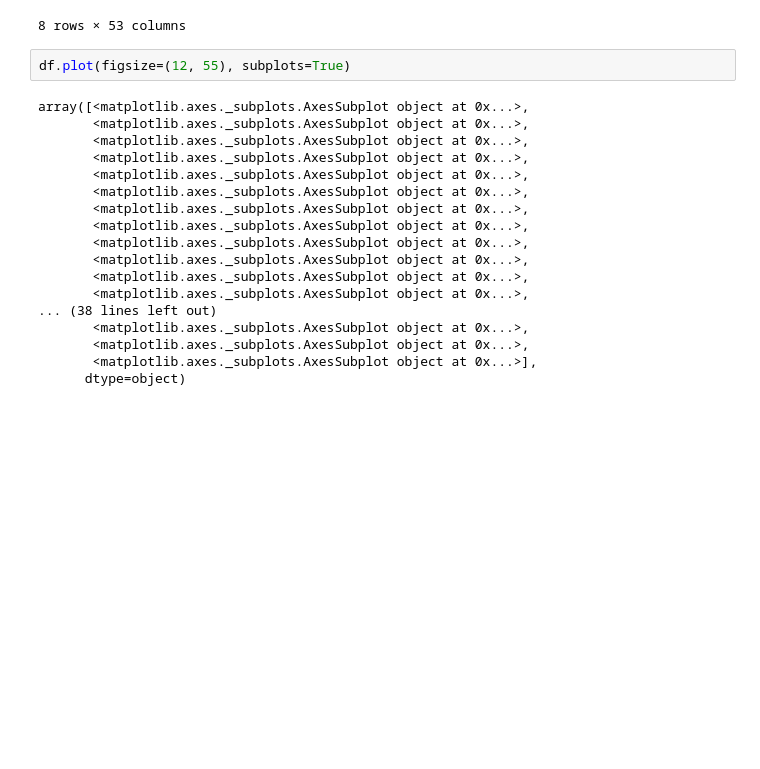
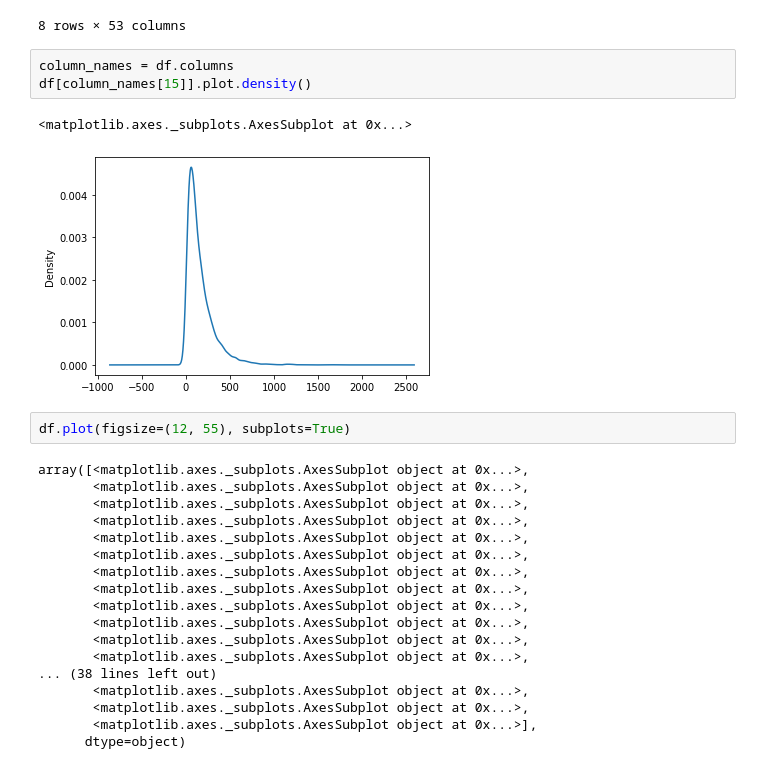
Before and after one commit to MAnders333/predictive-analytics-in-crm, a Jupyter notebook: behavioral-segmentation/notebooks/1_eda.ipynb, the cells around one changed output. Cells and saved outputs as stored; diff of their text form; blank space fills up the shorter version.

```diff
--- a/behavioral-segmentation/notebooks/1_eda.ipynb
+++ b/behavioral-segmentation/notebooks/1_eda.ipynb
@@ -54,6 +55,12 @@ df.describe()
 | 75% | 41.958228 | 37.647889 | 4.809508 | 48.267258 | 7.789930 | ... |
 | max | 294.000941 | 287.704795 | 71.716693 | 552.768533 | 68.730875 | ... |
 8 rows × 53 columns
+# %%
+column_names = df.columns
+df[column_names[15]].plot.density()
+# %% [output]
+<matplotlib.axes._subplots.AxesSubplot at 0x...>
+[figure, added]
 # %%
 df.plot(figsize=(12, 55), subplots=True)
 # %% [output]
```
Also changed, not shown: parts of 1 cell of this notebook.
